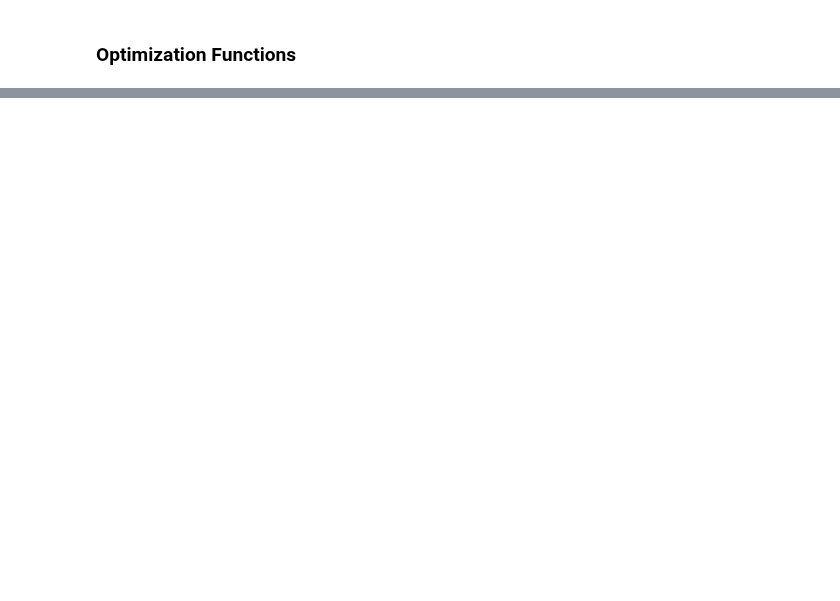
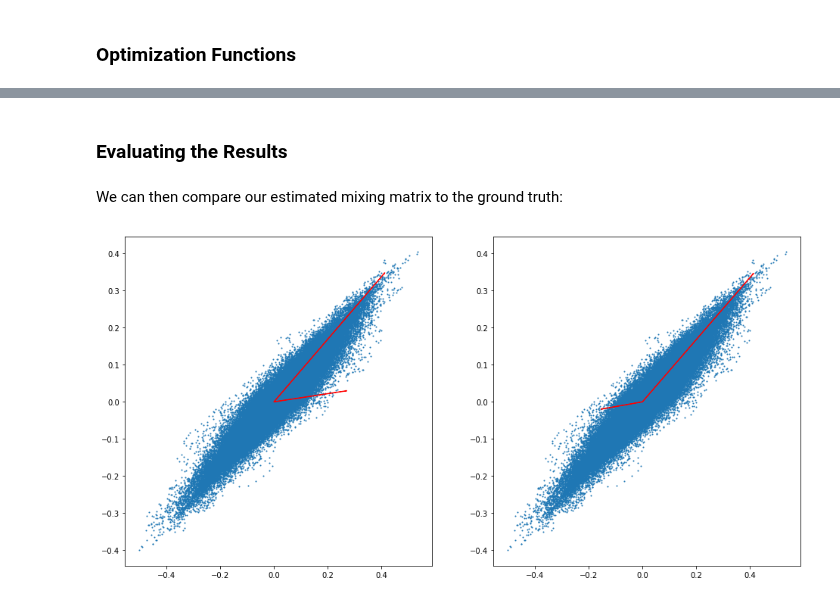
Before and after one commit to brennanmcfarland/pgm, a Jupyter notebook: Homework 5.ipynb, the cells around one changed output, grey strips where cells are left out. Saved outputs shown, nothing was run; the diff lists cells and outputs as text; code cells hidden in the pictures; blank space fills up the shorter version.

```diff
--- a/Homework 5.ipynb
+++ b/Homework 5.ipynb
@@ -212,0 +155,8 @@ gmmplot(dataBach, gmm)
+# %% [markdown]
+### Evaluating the Results
+# %% [markdown]
+We can then compare our estimated mixing matrix to the ground truth:
+# %%
+compareMixingMatrix(X, gtruthA, A)
+# %% [output]
+[figure, added]
```
Also changed, not shown: parts of 25 cells of this notebook, 5 other files.
